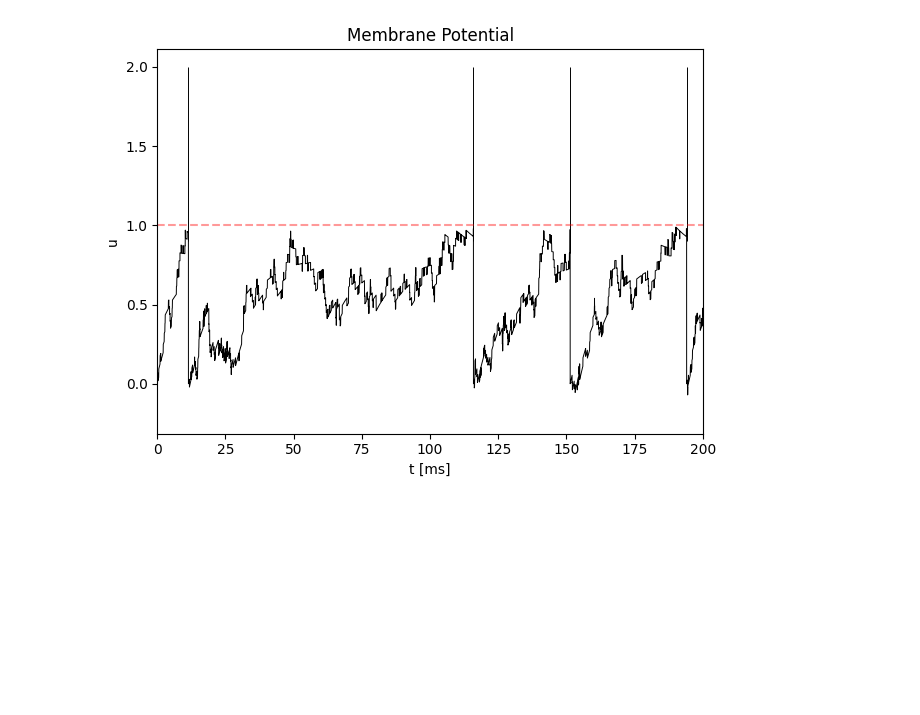
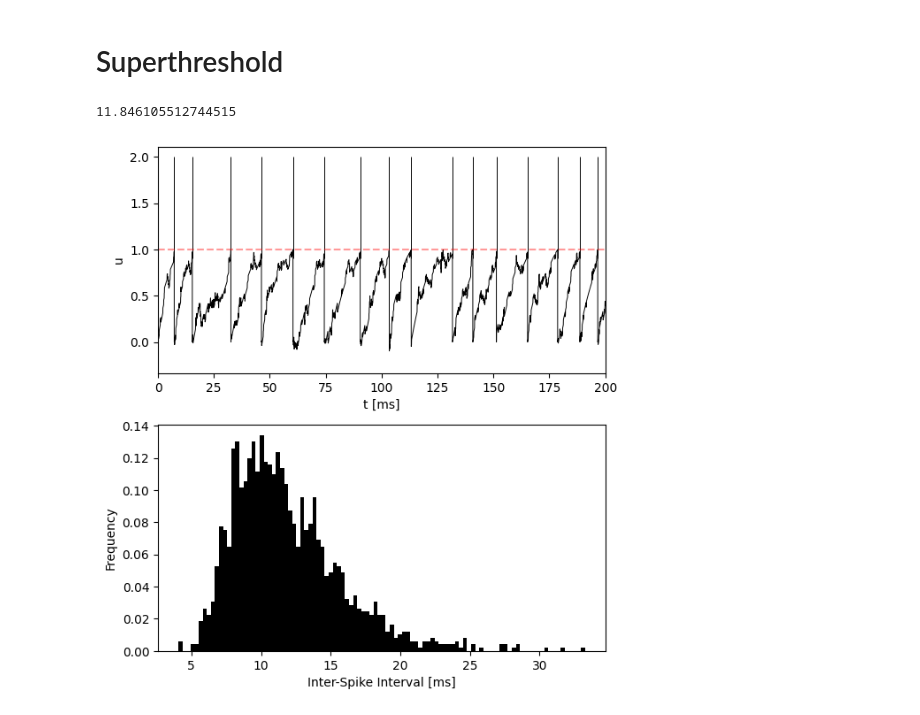
Before and after one commit to zaffo1/Noisy_Neurons, a Jupyter notebook: ISI.ipynb, the cells around one changed output. Cells and saved outputs as stored; diff of their text form; code cells hidden in the pictures; blank space fills up the shorter version.

```diff
--- a/ISI.ipynb
+++ b/ISI.ipynb
@@ -1,3 +1,19 @@
+# %%
+import numpy as np
+import matplotlib.pyplot as plt
+
+SMALL_SIZE = 12
+MEDIUM_SIZE = 14
+BIGGER_SIZE = 18
+
+plt.rc('font', size=SMALL_SIZE)          # controls default text sizes
+plt.rc('axes', titlesize=SMALL_SIZE)     # fontsize of the axes title
+plt.rc('axes', labelsize=MEDIUM_SIZE)    # fontsize of the x and y labels
+plt.rc('xtick', labelsize=MEDIUM_SIZE)   # fontsize of the tick labels
+plt.rc('ytick', labelsize=MEDIUM_SIZE)   # fontsize of the tick labels
+plt.rc('legend', fontsize=MEDIUM_SIZE)    # legend fontsize
+plt.rc('axes', titlesize=MEDIUM_SIZE)    # fontsize of the figure suptitle
+plt.rc('figure', titlesize=BIGGER_SIZE)  # fontsize of the figure title
 # %%
 import numpy as np
 import matplotlib.pyplot as plt
@@ -108,0 +145,2 @@ plt.show()
+# %% [markdown]
+# Superthreshold
@@ -109,18 +176,31 @@ plt.show()
 # %%
-
-# Plot data on the second subplot
+plt.figure(figsize=(7,6))
+plt.subplot(2,1,1)
 plt.plot(t, u, color = 'black', linewidth = 0.7)
 plt.vlines(spikes, ymin=0.9, ymax=2, colors= 'black', linestyles='-', linewidth = 0.7)
 plt.axhline(y=threshold, color='red', linestyle='--', alpha=0.4)
 
-plt.title('Membrane Potential')
+#plt.title('Membrane Potential')
 plt.xlabel('t [ms]')
 plt.ylabel('u')
 plt.xlim(0,200)
 # Adjust layout
 plt.tight_layout()
 
-# Show plot
+
+
+isi = np.diff(spikes)
+
+print(np.mean(isi))
+plt.subplot(2,1,2)
+
+# Plot ISI histogram
+plt.hist(isi, bins=100, density=True, color = 'black')
+plt.xlabel('Inter-Spike Interval [ms]')
+plt.ylabel('Frequency')
+#plt.title('Inter-Spike Interval Histogram')
+plt.savefig('superthreshold_noise.png')
 plt.show()
 # %% [output]
+11.846105512744515
-[figure, old version]
+[figure, new version]
```
Also changed, not shown: parts of 3 cells of this notebook, 8 other files.
